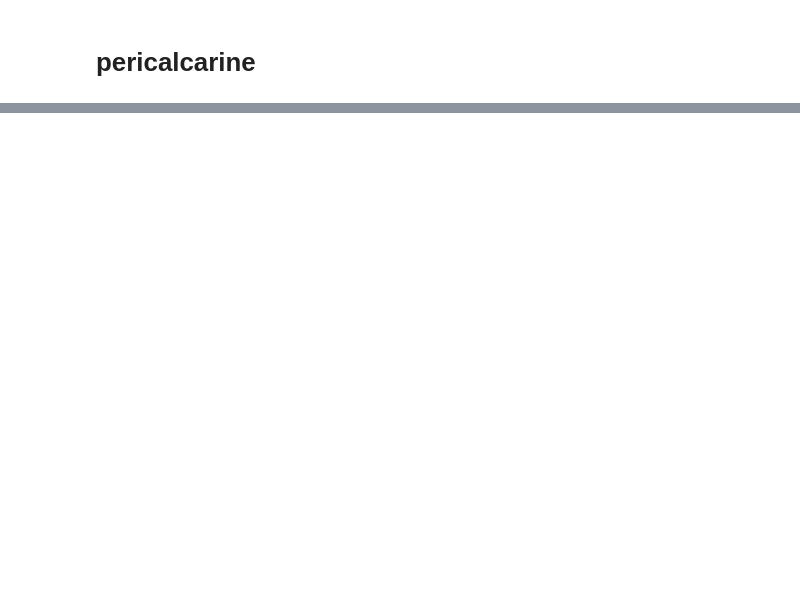
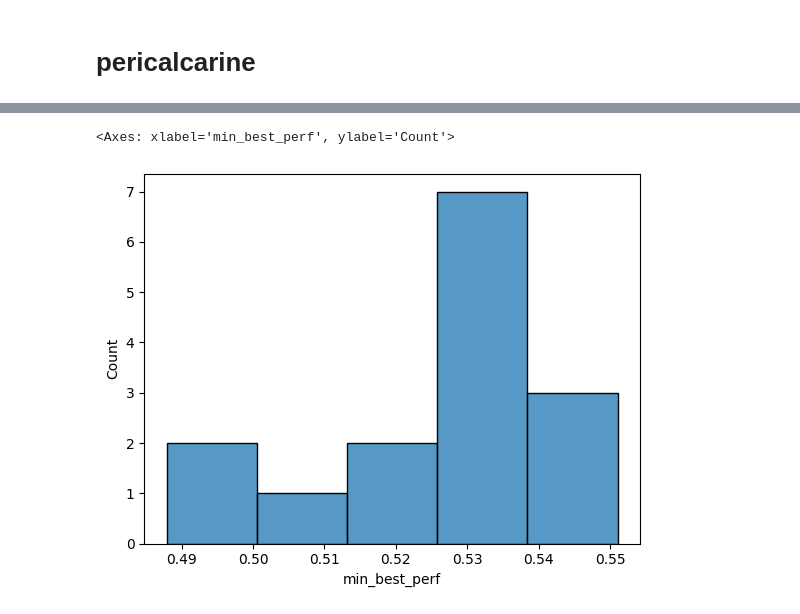
Before and after one commit to neurospin-projects/2023_agaudin_jchavas_folding_supervised, a Jupyter notebook: contrastive/notebooks/wandb_grid_searches/region_comparison.ipynb, the cells around one changed output, grey strips where cells are left out. Drawn from its saved outputs; the diff is of its cells as text; code cells hidden in the pictures; blank space fills up the shorter version.

```diff
--- a/contrastive/notebooks/wandb_grid_searches/region_comparison.ipynb
+++ b/contrastive/notebooks/wandb_grid_searches/region_comparison.ipynb
@@ -168,3 +178,8 @@ bdd_pc
 | 8 | /neurospin/dico/agaudin/Runs/09_n... | 0.508325 | 0.552183 | 0.552401 | 0.666102 | 0.538032 | 0.571726 | 0.528617 | ... |
 | 4 | /neurospin/dico/agaudin/Runs/09_n... | 0.508317 | 0.493971 | 0.536998 | 0.510468 | 0.534495 | 0.563410 | 0.487919 | ... |
 | 14 | /neurospin/dico/agaudin/Runs/09_n... | 0.947063 | 0.609563 | 0.472516 | 0.574200 | 0.872036 | 0.647401 | 0.491694 | ... |
+# %%
+sns.histplot(bdd_pc, x='min_best_perf')
+# %% [output]
+<Axes: xlabel='min_best_perf', ylabel='Count'>
+[figure, added]
```
Also changed, not shown: parts of 6 cells of this notebook.
